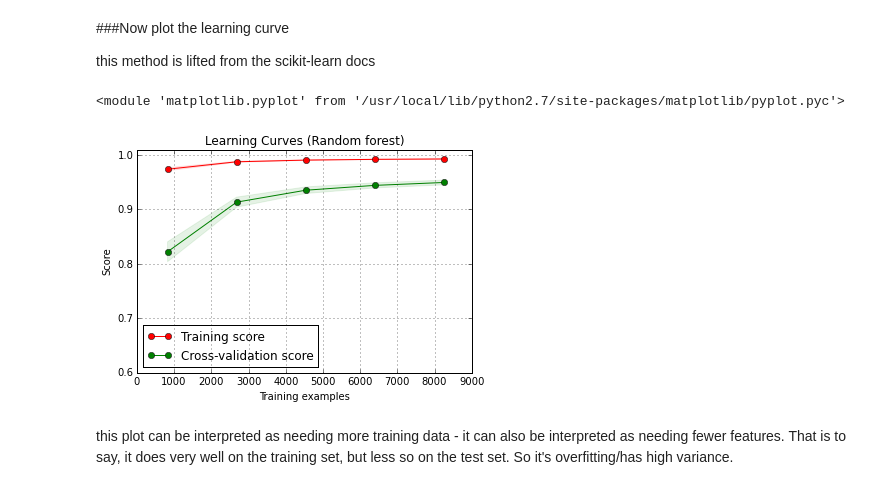
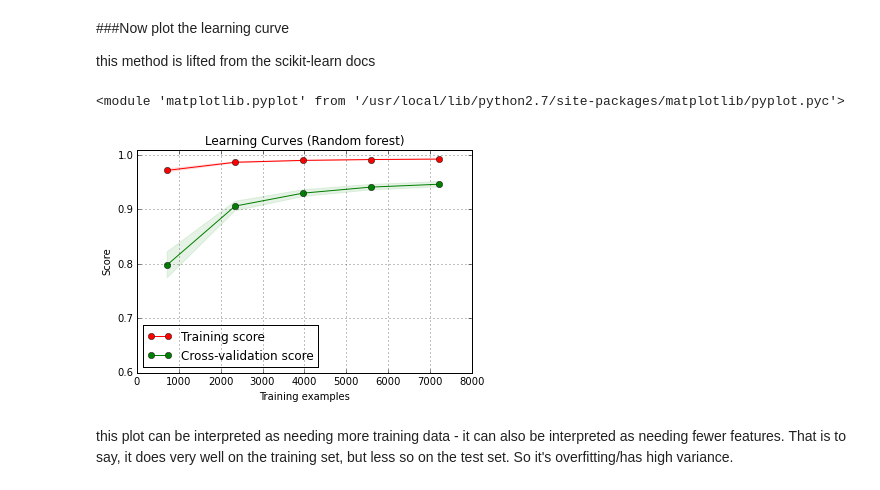
Before and after one commit to ericjhilton/bike-share-ML, a Jupyter notebook: bikeShareHourly.ipynb, the cells around one changed output. Saved outputs shown, nothing was run; the diff lists cells and outputs as text; code cells hidden in the pictures.

```diff
--- a/bikeShareHourly.ipynb
+++ b/bikeShareHourly.ipynb
@@ -273,15 +354,15 @@ def plot_learning_curve(estimator, title, X, y, ylim=None, cv=None,
 # %%
 from sklearn.learning_curve import learning_curve
 title = "Learning Curves (Random forest)"
 # Cross validation with 100 iterations to get smoother mean test and train
 # score curves, each time with 20% data randomly selected as a validation set.
 cv = cross_validation.ShuffleSplit(len(Xtrain), n_iter=30,
-                                   test_size=0.2, random_state=0)
-reg = RandomForestRegressor(n_estimators = 80)
+                                   test_size=0.3, random_state=0)
+reg = RandomForestRegressor(n_estimators = 100)
 plot_learning_curve(reg, title, Xtrain, ytrain, ylim=(0.6, 1.01), cv=cv, n_jobs=1)
 # %% [output]
 <module 'matplotlib.pyplot' from '/usr/local/lib/python2.7/site-packages/matplotlib/pyplot.pyc'>
-[figure, old version]
+[figure, new version]
 # %%
 plt.show()
 # %% [markdown]
```
Also changed, not shown: parts of 7 cells of this notebook.
